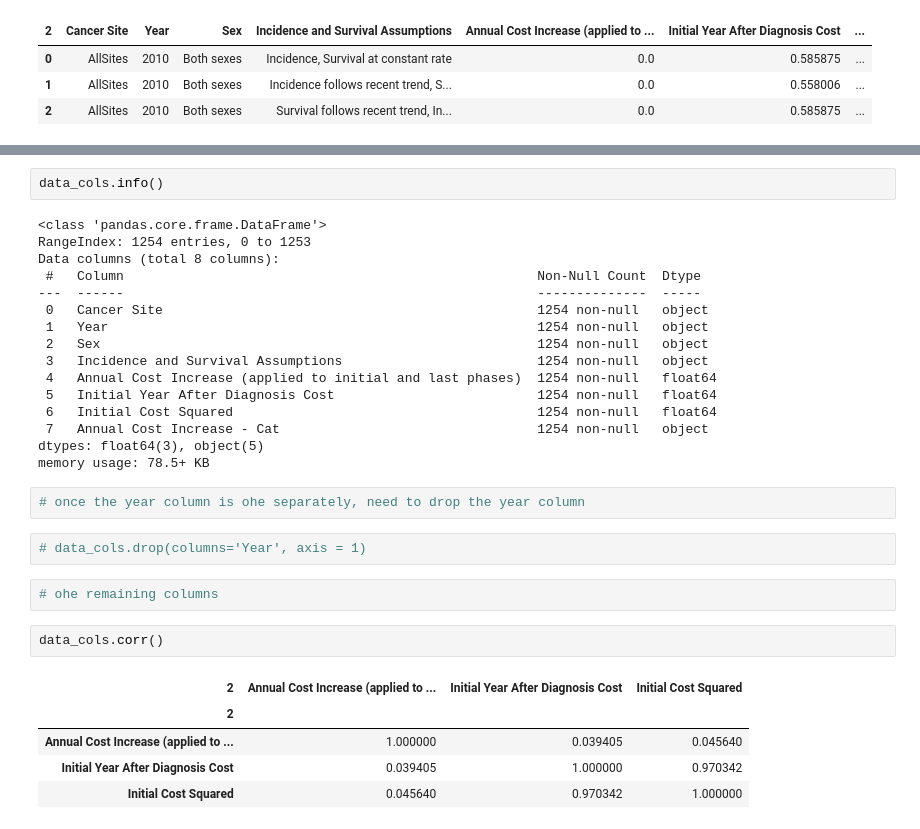
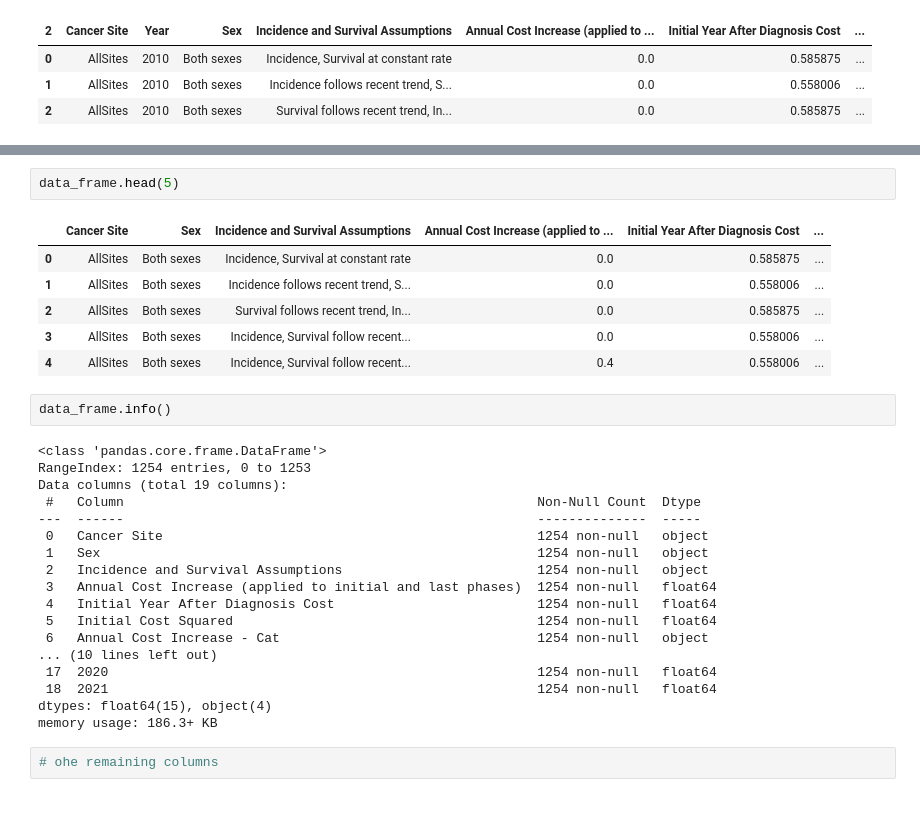
Before and after one commit to WickedoneC/Healthcare, a Jupyter notebook: Total_Insurance_Cost/Cleaning_EDA.ipynb, the cells around one changed output, grey strips where cells are left out. Drawn from its saved outputs; the diff is of its cells as text.

```diff
--- a/Total_Insurance_Cost/Cleaning_EDA.ipynb
+++ b/Total_Insurance_Cost/Cleaning_EDA.ipynb
@@ -735,32 +751,31 @@ data_cols.head(3)
+# %%
+data_frame.head(5)
+# %% [output]
+|  | Cancer Site | Sex | Incidence and Survival Assumptions | Annual Cost Increase (applied to ... | Initial Year After Diagnosis Cost | ... |
+| 0 | AllSites | Both sexes | Incidence, Survival at constant rate | 0.0 | 0.585875 | ... |
+| 1 | AllSites | Both sexes | Incidence follows recent trend, S... | 0.0 | 0.558006 | ... |
+| 2 | AllSites | Both sexes | Survival follows recent trend, In... | 0.0 | 0.585875 | ... |
+| 3 | AllSites | Both sexes | Incidence, Survival follow recent... | 0.0 | 0.558006 | ... |
+| 4 | AllSites | Both sexes | Incidence, Survival follow recent... | 0.4 | 0.558006 | ... |
 # %%
-data_cols.info()
+data_frame.info()
 # %% [output]
 <class 'pandas.core.frame.DataFrame'>
 RangeIndex: 1254 entries, 0 to 1253
-Data columns (total 8 columns):
+Data columns (total 19 columns):
  #   Column                                                     Non-Null Count  Dtype
 ---  ------                                                     --------------  -----
  0   Cancer Site                                                1254 non-null   object
- 1   Year                                                       1254 non-null   object
- 2   Sex                                                        1254 non-null   object
- 3   Incidence and Survival Assumptions                         1254 non-null   object
- 4   Annual Cost Increase (applied to initial and last phases)  1254 non-null   float64
- 5   Initial Year After Diagnosis Cost                          1254 non-null   float64
- 6   Initial Cost Squared                                       1254 non-null   float64
- 7   Annual Cost Increase - Cat                                 1254 non-null   object
-dtypes: float64(3), object(5)
-memory usage: 78.5+ KB
+ 1   Sex                                                        1254 non-null   object
+ 2   Incidence and Survival Assumptions                         1254 non-null   object
+ 3   Annual Cost Increase (applied to initial and last phases)  1254 non-null   float64
+ 4   Initial Year After Diagnosis Cost                          1254 non-null   float64
+ 5   Initial Cost Squared                                       1254 non-null   float64
+ 6   Annual Cost Increase - Cat                                 1254 non-null   object
+... (10 lines left out)
+ 17  2020                                                       1254 non-null   float64
+ 18  2021                                                       1254 non-null   float64
+dtypes: float64(15), object(4)
+memory usage: 186.3+ KB
-# %%
-# once the year column is ohe separately, need to drop the year column
-# %%
-# data_cols.drop(columns='Year', axis = 1)
 # %%
 # ohe remaining columns
-# %%
-data_cols.corr()
-# %% [output]
-| 2 | Annual Cost Increase (applied to ... | Initial Year After Diagnosis Cost | Initial Cost Squared |
-| 2 |  |  |  |
-| Annual Cost Increase (applied to ... | 1.000000 | 0.039405 | 0.045640 |
-| Initial Year After Diagnosis Cost | 0.039405 | 1.000000 | 0.970342 |
-| Initial Cost Squared | 0.045640 | 0.970342 | 1.000000 |
```
Also changed, not shown: parts of 5 cells of this notebook.
